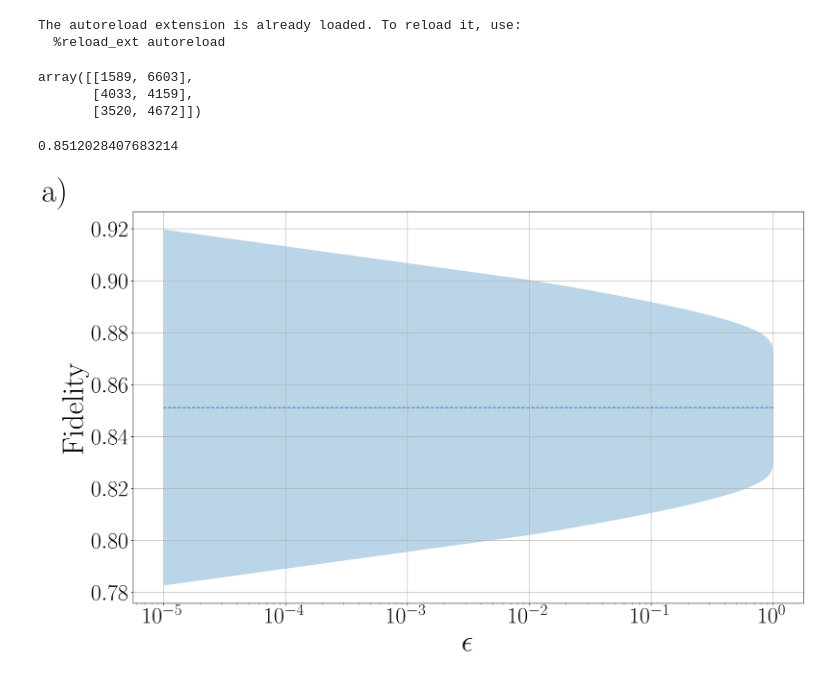
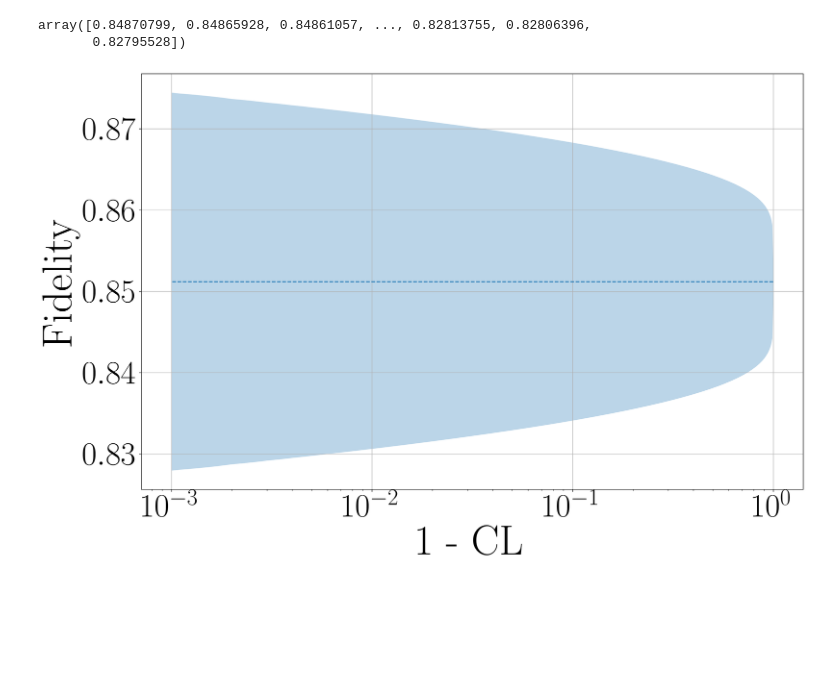
Before and after one commit to nordmtr/quantpy, a Jupyter notebook: notebooks/Teleportation.ipynb, the cells around one changed output. Saved outputs shown, nothing was run; the diff lists cells and outputs as text; code cells hidden in the pictures; blank space fills up the shorter version.

```diff
--- a/notebooks/Teleportation.ipynb
+++ b/notebooks/Teleportation.ipynb
@@ -21,21 +21,18 @@ from quantpy.routines import (
 )
 
 titlesize = 40
-labelsize = 50
-legendsize = 32
-xticksize = 38
+labelsize = 64
+legendsize = 44
+xticksize = 50
 yticksize = xticksize
 linewidth = 3
-fontsize = 54
+fontsize = 60
 matplotlib.rcParams['axes.labelsize'] = labelsize
 matplotlib.rcParams['axes.titlesize'] = titlesize
 matplotlib.rcParams['font.size'] = fontsize
 matplotlib.rc('xtick', labelsize=xticksize)
 matplotlib.rc('ytick', labelsize=yticksize)
 matplotlib.rc('legend', fontsize=legendsize)
-# %% [output]
-The autoreload extension is already loaded. To reload it, use:
-  %reload_ext autoreload
 # %%
 results = {'Ry13_Id': {'__0__': 3520, '__1__': 4672},
            'Ry13_Rx': {'__0__': 4033, '__1__': 4159},
@@ -111,34 +108,30 @@ tmg.results = results
 
 channel_hat = tmg.point_estimate()
 fidelity = np.dot(target_channel.choi.bloch, channel_hat.choi.bloch)
-interval = qp.tomography.interval.PolytopeProcessInterval(tmg, target_channel=target_channel)
+interval = qp.tomography.interval.MomentFidelityProcessInterval(tmg, target_process=target_channel)
 # conf_levels = np.linspace(0.981, 1-1e-5, 100)
-conf_levels = np.linspace(1e-5, 1-1e-5, 100)
+conf_levels = np.linspace(1e-3, 1-1e-3, 10000)
 # A, b = interval.setup()
 (dist_min, dist_max), conf_levels = interval(conf_levels)
 epsilons = 1 - conf_levels
-# %%
-tmg.tomographs[1].results
-# %% [output]
-array([[1589, 6603],
-       [4033, 4159],
-       [3520, 4672]])
-# %%
-fidelity
-# %% [output]
-0.8512028407683214
+# %%
+dist_min
+# %% [output]
+array([0.84870799, 0.84865928, 0.84861057, ..., 0.82813755, 0.82806396,
+       0.82795528])
 # %%
-plt.figure(figsize=(20, 12), dpi=200)
-plt.xlabel('$\\epsilon$')
+plt.figure(figsize=(18, 12), dpi=200)
+plt.xlabel('1 - CL')
 plt.ylabel('Fidelity')
 plt.grid()
 plt.fill_between(epsilons, dist_min, dist_max, alpha=0.3)
 plt.xscale('log')
 plt.plot([epsilons[0], epsilons[-1]], [fidelity] * 2, '--')
-plt.figtext(0.02, 0.9, "a)")
-plt.savefig('../imgs/thesis/teleportation_plot.pdf')
+# plt.figtext(0.02, 0.9, "a)")
+plt.subplots_adjust(bottom=0.15)
+plt.savefig('../data/fig_2a.pdf')
 # %% [output]
-[figure, old version]
+[figure, new version]
 # %%
 tomographs = [PolytopeTomograph(state) for state in input_basis]
 for tmg in tomographs:
```
Also changed, not shown: 6 other files.
